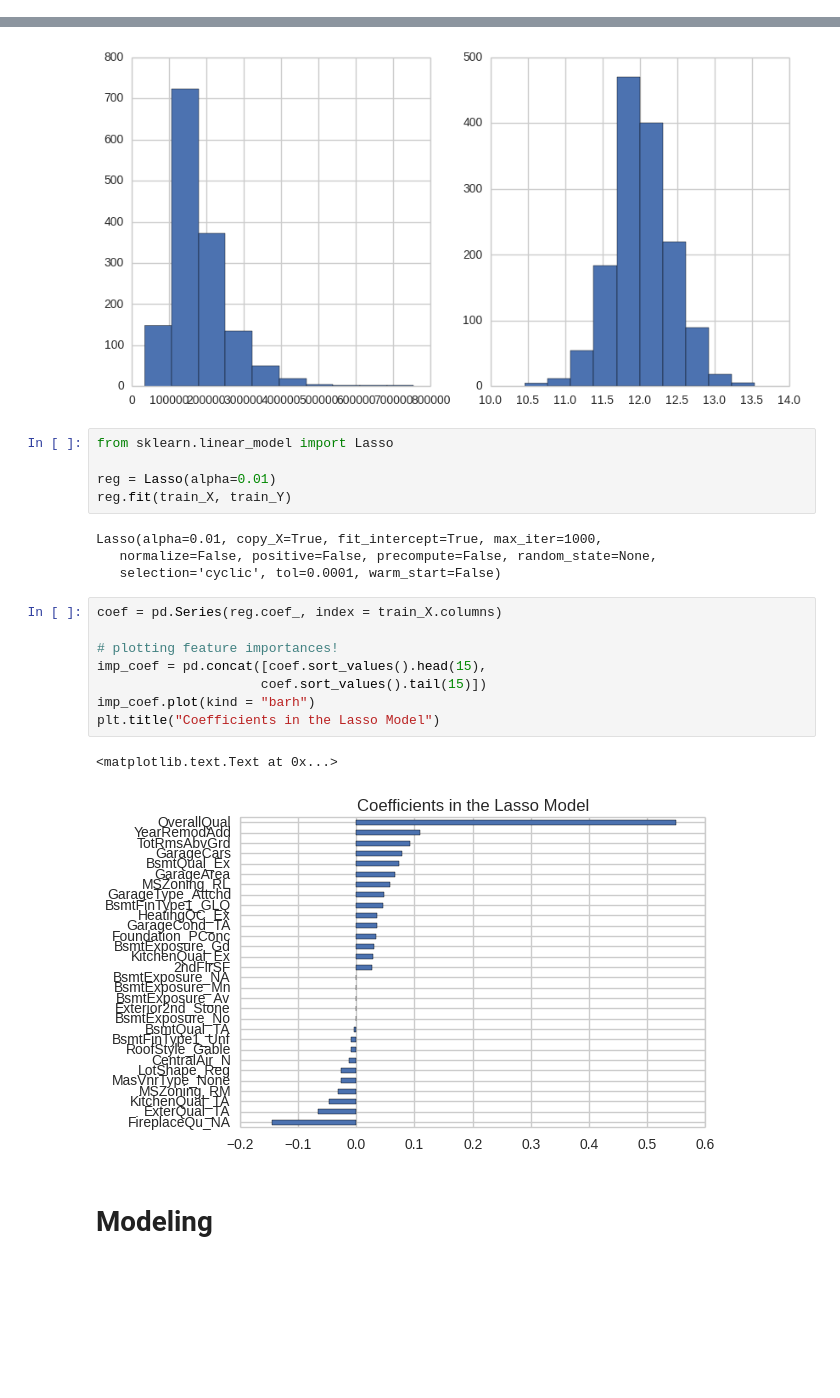
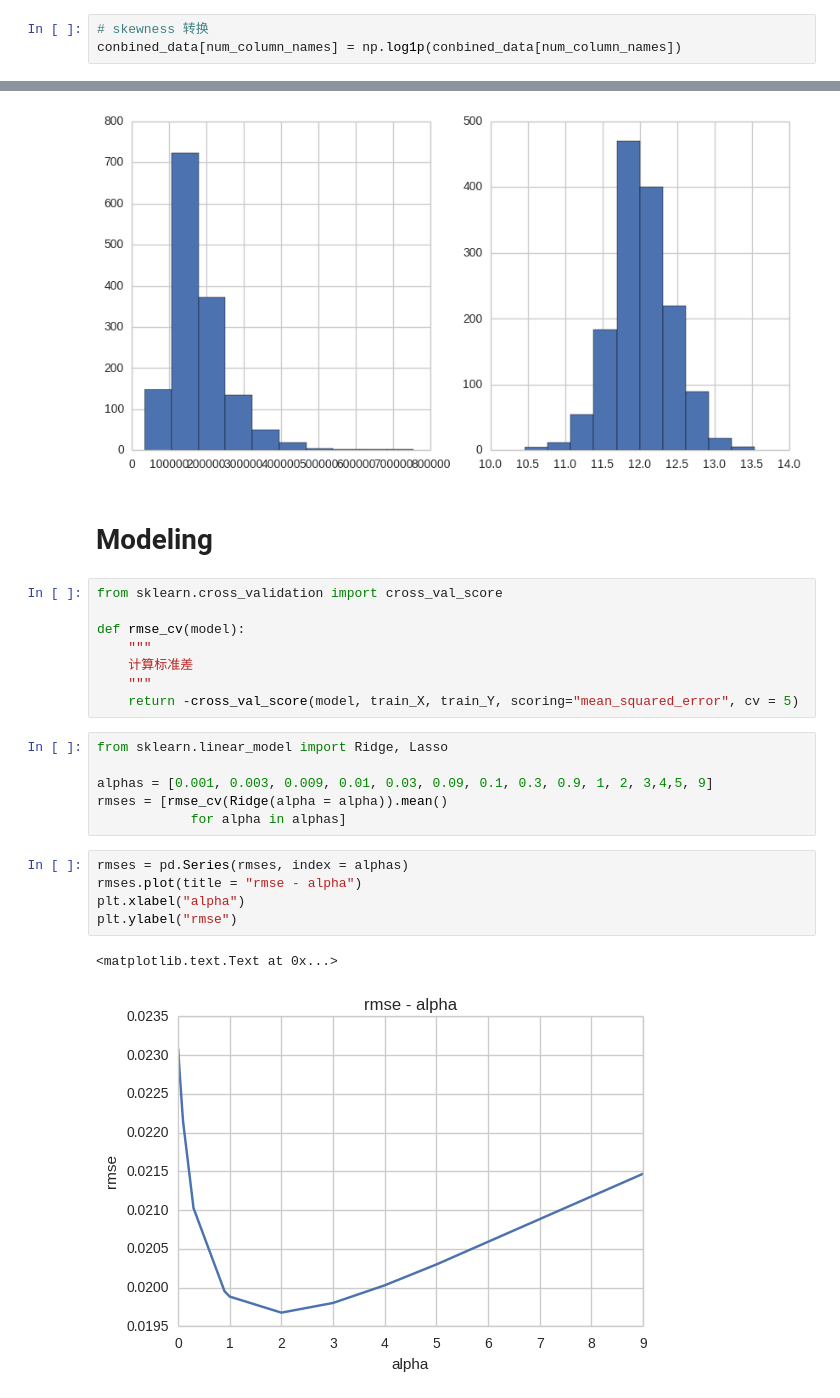
Before and after one commit to SunnyMarkLiu/Kaggle-House-Prices, a Jupyter notebook: Predict_House_Prices.ipynb, the cells around one changed output, grey strips where cells are left out. Saved outputs shown, nothing was run; the diff lists cells and outputs as text; blank space fills up the shorter version.

```diff
--- a/Predict_House_Prices.ipynb
+++ b/Predict_House_Prices.ipynb
@@ -485,3 +625,6 @@ array(['MSSubClass', 'LotFrontage', 'LotArea', 'OverallQual',
+# %%
+# skewness 转换
+conbined_data[num_column_names] = np.log1p(conbined_data[num_column_names])
 # %% [markdown]
 ** Dummy Encoding **
 # %%
@@ -522,25 +665,27 @@ axis2.hist(train_Y)
          12.91963363,  13.22705399,  13.53447435]),
  <a list of 10 Patch objects>)
 [figure]
-# %%
-from sklearn.linear_model import Lasso
-
-reg = Lasso(alpha=0.01)
-reg.fit(train_X, train_Y)
-# %% [output]
-Lasso(alpha=0.01, copy_X=True, fit_intercept=True, max_iter=1000,
-   normalize=False, positive=False, precompute=False, random_state=None,
-   selection='cyclic', tol=0.0001, warm_start=False)
-# %%
-coef = pd.Series(reg.coef_, index = train_X.columns)
-
-# plotting feature importances!
-imp_coef = pd.concat([coef.sort_values().head(15),
-                     coef.sort_values().tail(15)])
-imp_coef.plot(kind = "barh")
-plt.title("Coefficients in the Lasso Model")
-# %% [output]
-<matplotlib.text.Text at 0x...>
-[figure, removed]
 # %% [markdown]
 # Modeling
+# %%
+from sklearn.cross_validation import cross_val_score
+
+def rmse_cv(model):
+    """
+    计算标准差
+    """
+    return -cross_val_score(model, train_X, train_Y, scoring="mean_squared_error", cv = 5)
+# %%
+from sklearn.linear_model import Ridge, Lasso
+
+alphas = [0.001, 0.003, 0.009, 0.01, 0.03, 0.09, 0.1, 0.3, 0.9, 1, 2, 3,4,5, 9]
+rmses = [rmse_cv(Ridge(alpha = alpha)).mean()
+            for alpha in alphas]
+# %%
+rmses = pd.Series(rmses, index = alphas)
+rmses.plot(title = "rmse - alpha")
+plt.xlabel("alpha")
+plt.ylabel("rmse")
+# %% [output]
+<matplotlib.text.Text at 0x...>
+[figure, added]
```
Also changed, not shown: parts of 24 cells of this notebook, 4 other files.
